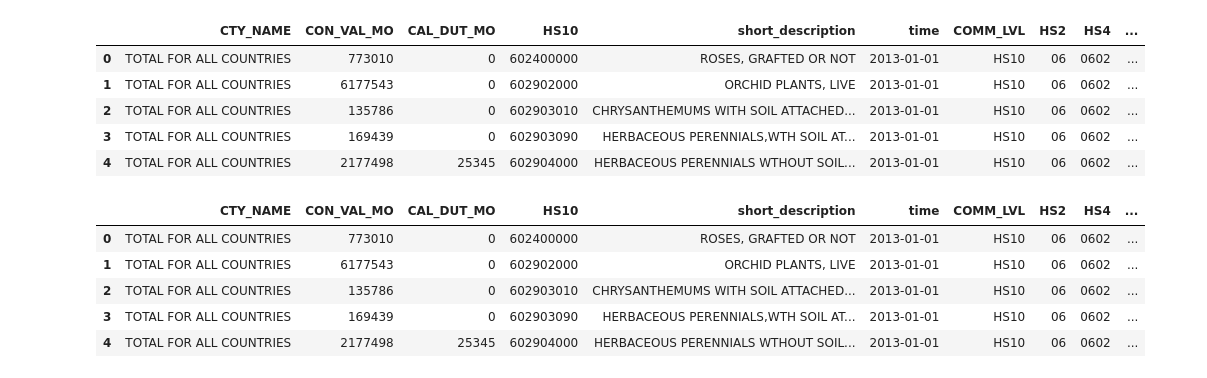
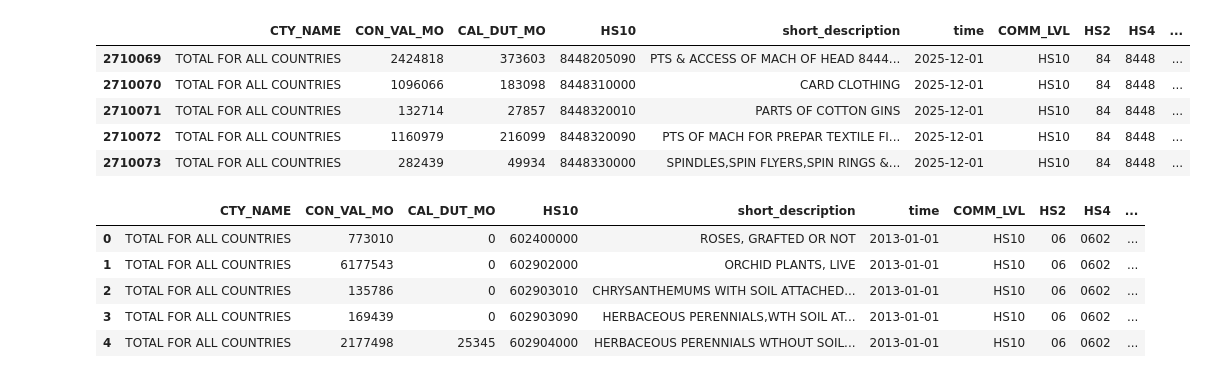
Before and after one commit to tradewartracker/ai-trade-index, a Jupyter notebook: plot-ai-llm-trade.ipynb, the cells around one changed output. Saved outputs shown, nothing was run; the diff lists cells and outputs as text; code cells hidden in the pictures.

```diff
--- a/plot-ai-llm-trade.ipynb
+++ b/plot-ai-llm-trade.ipynb
@@ -65,14 +61,14 @@ df.rename({"I_COMMODITY_SDESC": "short_description"}, axis = 1, inplace= True)
 excluded_hs2 = ["27", "71", "98", "99"]
 df = df[~df["HS2"].isin(excluded_hs2)]
 # %%
-df.head()
+df.tail()
 # %% [output]
 |  | CTY_NAME | CON_VAL_MO | CAL_DUT_MO | HS10 | short_description | time | COMM_LVL | HS2 | HS4 | ... |
-| 0 | TOTAL FOR ALL COUNTRIES | 773010 | 0 | 602400000 | ROSES, GRAFTED OR NOT | 2013-01-01 | HS10 | 06 | 0602 | ... |
-| 1 | TOTAL FOR ALL COUNTRIES | 6177543 | 0 | 602902000 | ORCHID PLANTS, LIVE | 2013-01-01 | HS10 | 06 | 0602 | ... |
-| 2 | TOTAL FOR ALL COUNTRIES | 135786 | 0 | 602903010 | CHRYSANTHEMUMS WITH SOIL ATTACHED... | 2013-01-01 | HS10 | 06 | 0602 | ... |
-| 3 | TOTAL FOR ALL COUNTRIES | 169439 | 0 | 602903090 | HERBACEOUS PERENNIALS,WTH SOIL AT... | 2013-01-01 | HS10 | 06 | 0602 | ... |
-| 4 | TOTAL FOR ALL COUNTRIES | 2177498 | 25345 | 602904000 | HERBACEOUS PERENNIALS WTHOUT SOIL... | 2013-01-01 | HS10 | 06 | 0602 | ... |
+| 2710069 | TOTAL FOR ALL COUNTRIES | 2424818 | 373603 | 8448205090 | PTS & ACCESS OF MACH OF HEAD 8444... | 2025-12-01 | HS10 | 84 | 8448 | ... |
+| 2710070 | TOTAL FOR ALL COUNTRIES | 1096066 | 183098 | 8448310000 | CARD CLOTHING | 2025-12-01 | HS10 | 84 | 8448 | ... |
+| 2710071 | TOTAL FOR ALL COUNTRIES | 132714 | 27857 | 8448320010 | PARTS OF COTTON GINS | 2025-12-01 | HS10 | 84 | 8448 | ... |
+| 2710072 | TOTAL FOR ALL COUNTRIES | 1160979 | 216099 | 8448320090 | PTS OF MACH FOR PREPAR TEXTILE FI... | 2025-12-01 | HS10 | 84 | 8448 | ... |
+| 2710073 | TOTAL FOR ALL COUNTRIES | 282439 | 49934 | 8448330000 | SPINDLES,SPIN FLYERS,SPIN RINGS &... | 2025-12-01 | HS10 | 84 | 8448 | ... |
 # %%
 # Merge Relevance category from matlist onto df
 df = df.merge(matlist[['HS10', 'relevance', 'primary_category', "reasoning"	]], on='HS10', how='left')
```
Also changed, not shown: parts of 25 cells of this notebook, 20 other files.
